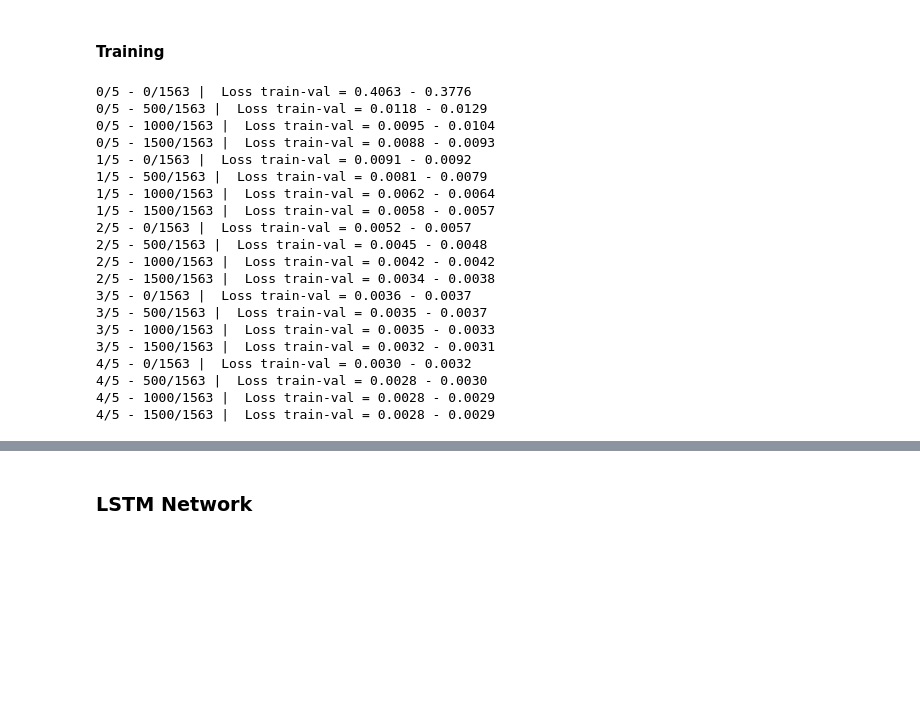
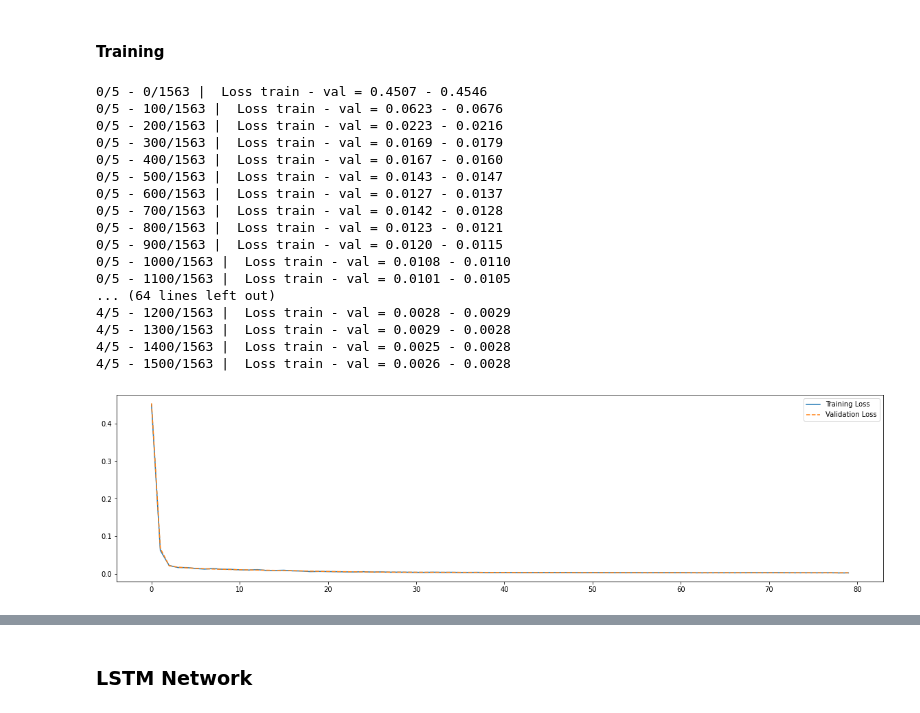
Before and after one commit to AminAlam/RNN-Denoiser, a Jupyter notebook: RNN_Denoiser.ipynb, the cells around one changed output, grey strips where cells are left out. Saved outputs shown, nothing was run; the diff lists cells and outputs as text; code cells hidden in the pictures; blank space fills up the shorter version.

```diff
--- a/RNN_Denoiser.ipynb
+++ b/RNN_Denoiser.ipynb
@@ -146,6 +140,9 @@ def validation():
   return Loss
 # %%
 def train(print_every):
+    loss_valid = []
+    loss_train = []
+
     num_itters = len(train_loader)
     for epoch in range(num_epochs):
         step = 0
@@ -158,45 +155,52 @@ def train(print_every):
             loss.backward()
             optimizer.step()
             if step % print_every == 0:
-              loss_val = validation()
-              stats = '{2}/{3} - {0}/{1} |  Loss train - val = {4:.4f} - {5:.4f}'.format(
-                    idx, num_itters, epoch, num_epochs, loss.item(), loss_val)
-              print('\r' + stats)
+                loss_val = validation()
+                stats = '{2}/{3} - {0}/{1} |  Loss train - val = {4:.4f} - {5:.4f}'.format(
+                        idx, num_itters, epoch, num_epochs, loss.item(), loss_val)
+                print('\r' + stats)
+                loss_valid.append(loss_val)
+                loss_train.append(loss.item())
             step+=1
+    return loss_valid, loss_train
 # %%
 num_epochs = 5
 input_dim = 1
 hidden_size = 30
 num_layers = 1
 lr = 3e-4
 
 Net = DenoiserRNN(input_dim, hidden_size, 1).to(device)
 criterion = nn.MSELoss().to(device)
 optimizer = optim.Adam(Net.parameters(),lr=lr)
 
 train_loader, test_loader = get_loader(50000)
-train(500)
+loss_val, loss_train = train(100)
+
+fig, axes = plt.subplots(1, 1, figsize=(20,5))
+plt.plot(loss_train, label='Training Loss')
+plt.plot(loss_val, '--',label='Validation Loss')
+plt.legend()
+plt.show()
 # %% [output]
-0/5 - 0/1563 |  Loss train-val = 0.4063 - 0.3776
-0/5 - 500/1563 |  Loss train-val = 0.0118 - 0.0129
-0/5 - 1000/1563 |  Loss train-val = 0.0095 - 0.0104
-0/5 - 1500/1563 |  Loss train-val = 0.0088 - 0.0093
-1/5 - 0/1563 |  Loss train-val = 0.0091 - 0.0092
-1/5 - 500/1563 |  Loss train-val = 0.0081 - 0.0079
-1/5 - 1000/1563 |  Loss train-val = 0.0062 - 0.0064
-1/5 - 1500/1563 |  Loss train-val = 0.0058 - 0.0057
-2/5 - 0/1563 |  Loss train-val = 0.0052 - 0.0057
-2/5 - 500/1563 |  Loss train-val = 0.0045 - 0.0048
-2/5 - 1000/1563 |  Loss train-val = 0.0042 - 0.0042
-2/5 - 1500/1563 |  Loss train-val = 0.0034 - 0.0038
-3/5 - 0/1563 |  Loss train-val = 0.0036 - 0.0037
-3/5 - 500/1563 |  Loss train-val = 0.0035 - 0.0037
-3/5 - 1000/1563 |  Loss train-val = 0.0035 - 0.0033
-3/5 - 1500/1563 |  Loss train-val = 0.0032 - 0.0031
-4/5 - 0/1563 |  Loss train-val = 0.0030 - 0.0032
-4/5 - 500/1563 |  Loss train-val = 0.0028 - 0.0030
-4/5 - 1000/1563 |  Loss train-val = 0.0028 - 0.0029
-4/5 - 1500/1563 |  Loss train-val = 0.0028 - 0.0029
+0/5 - 0/1563 |  Loss train - val = 0.4507 - 0.4546
+0/5 - 100/1563 |  Loss train - val = 0.0623 - 0.0676
+0/5 - 200/1563 |  Loss train - val = 0.0223 - 0.0216
+0/5 - 300/1563 |  Loss train - val = 0.0169 - 0.0179
+0/5 - 400/1563 |  Loss train - val = 0.0167 - 0.0160
+0/5 - 500/1563 |  Loss train - val = 0.0143 - 0.0147
+0/5 - 600/1563 |  Loss train - val = 0.0127 - 0.0137
+0/5 - 700/1563 |  Loss train - val = 0.0142 - 0.0128
+0/5 - 800/1563 |  Loss train - val = 0.0123 - 0.0121
+0/5 - 900/1563 |  Loss train - val = 0.0120 - 0.0115
+0/5 - 1000/1563 |  Loss train - val = 0.0108 - 0.0110
+0/5 - 1100/1563 |  Loss train - val = 0.0101 - 0.0105
+... (64 lines left out)
+4/5 - 1200/1563 |  Loss train - val = 0.0028 - 0.0029
+4/5 - 1300/1563 |  Loss train - val = 0.0029 - 0.0028
+4/5 - 1400/1563 |  Loss train - val = 0.0025 - 0.0028
+4/5 - 1500/1563 |  Loss train - val = 0.0026 - 0.0028
+[figure, added]
 # %%
 for idx, (noisy_data, main_data) in enumerate(test_loader):
     input2net = noisy_data.unsqueeze(2).float()
```
Also changed, not shown: parts of 44 cells of this notebook.
